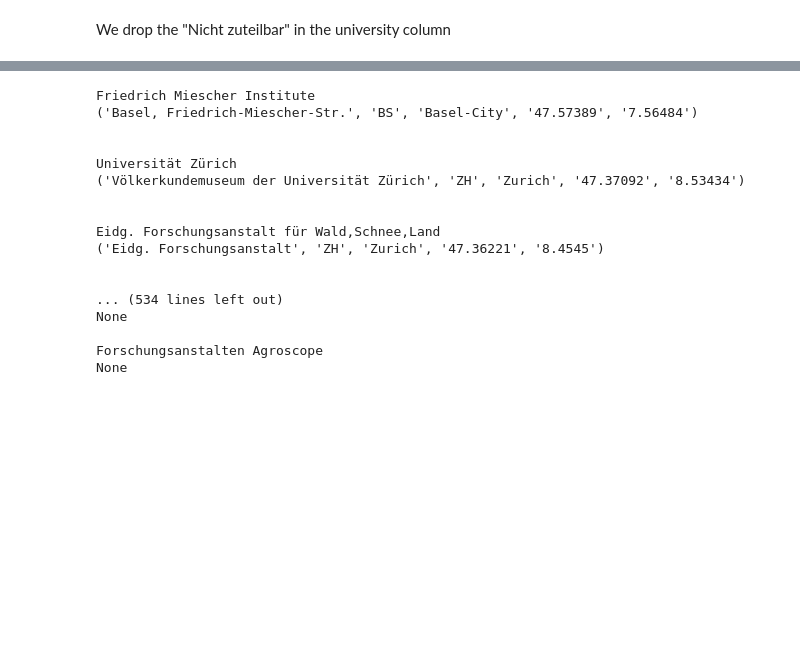
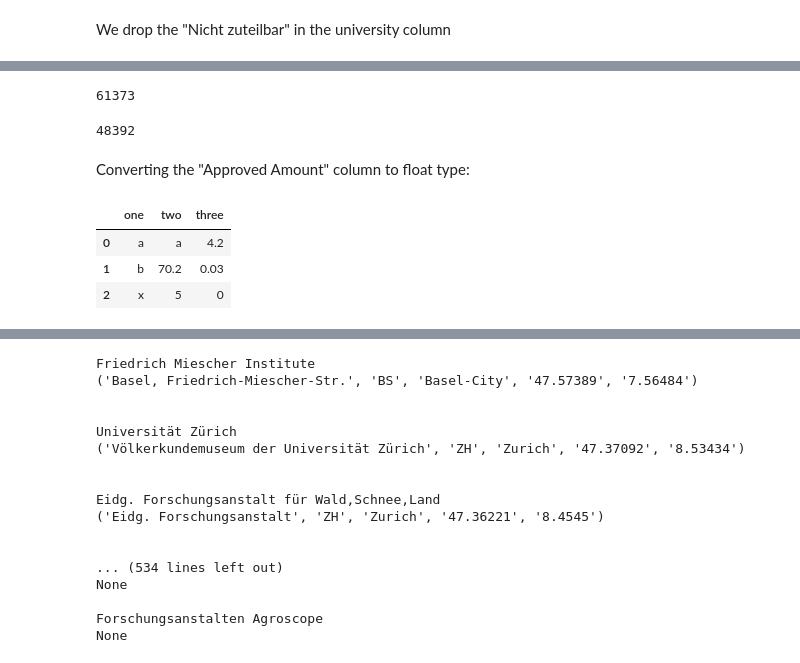
Before and after one commit to daniel-guggenheim/ada-homeworks, a Jupyter notebook: 03 - Interactive Viz/InteractiveViz.ipynb, the cells around one changed output, grey strips where cells are left out. Saved outputs shown, nothing was run; the diff lists cells and outputs as text; code cells hidden in the pictures; blank space fills up the shorter version.

```diff
--- a/03 - Interactive Viz/InteractiveViz.ipynb
+++ b/03 - Interactive Viz/InteractiveViz.ipynb
@@ -73,0 +49,4 @@ NameError: name 'groupByUni' is not defined
+# %%
+len(data)
+# %% [output]
+61373
@@ -73,0 +55,6 @@ NameError: name 'groupByUni' is not defined
+# %%
+len(data)
+# %% [output]
+48392
+# %% [markdown]
+Converting the "Approved Amount" column to float type:
@@ -73,0 +69,9 @@ NameError: name 'groupByUni' is not defined
+# %%
+a = [['a', 'a', '4.2'], ['b', '70.2', '0.03'], ['x', '5', '0']]
+df = pd.DataFrame(a, columns=['one', 'two', 'three'])
+df
+# %% [output]
+|  | one | two | three |
+| 0 | a | a | 4.2 |
+| 1 | b | 70.2 | 0.03 |
+| 2 | x | 5 | 0 |
```
Also changed, not shown: parts of 15 cells of this notebook.
